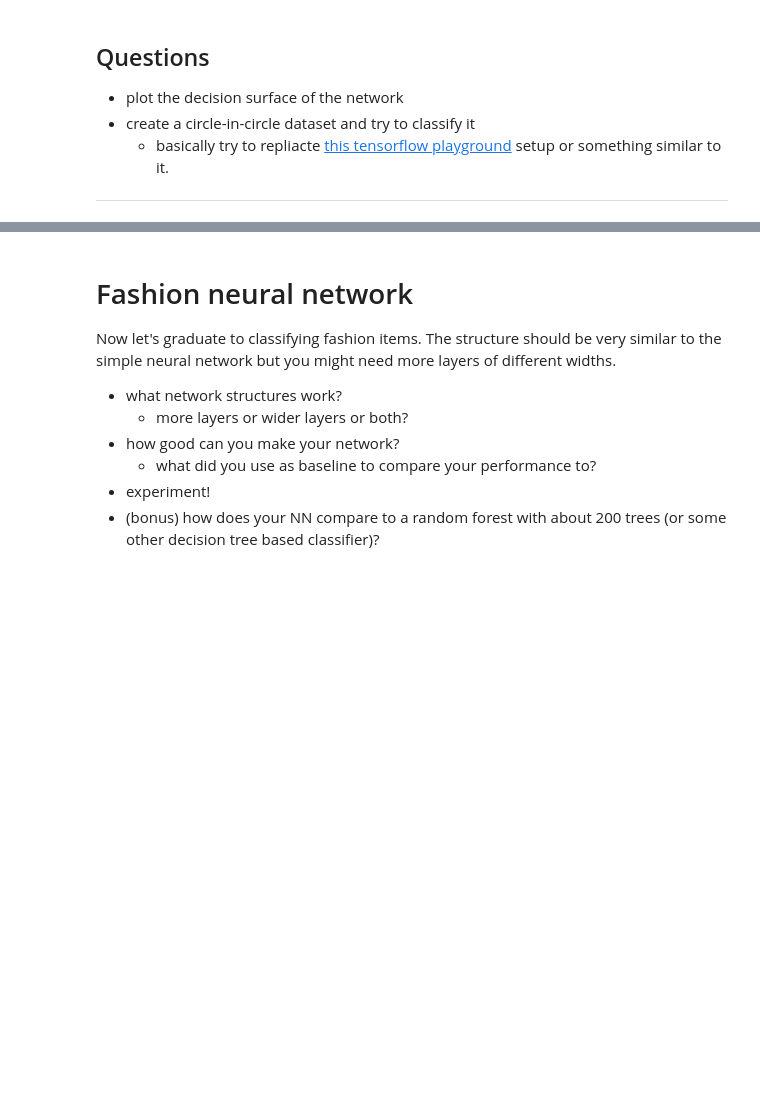
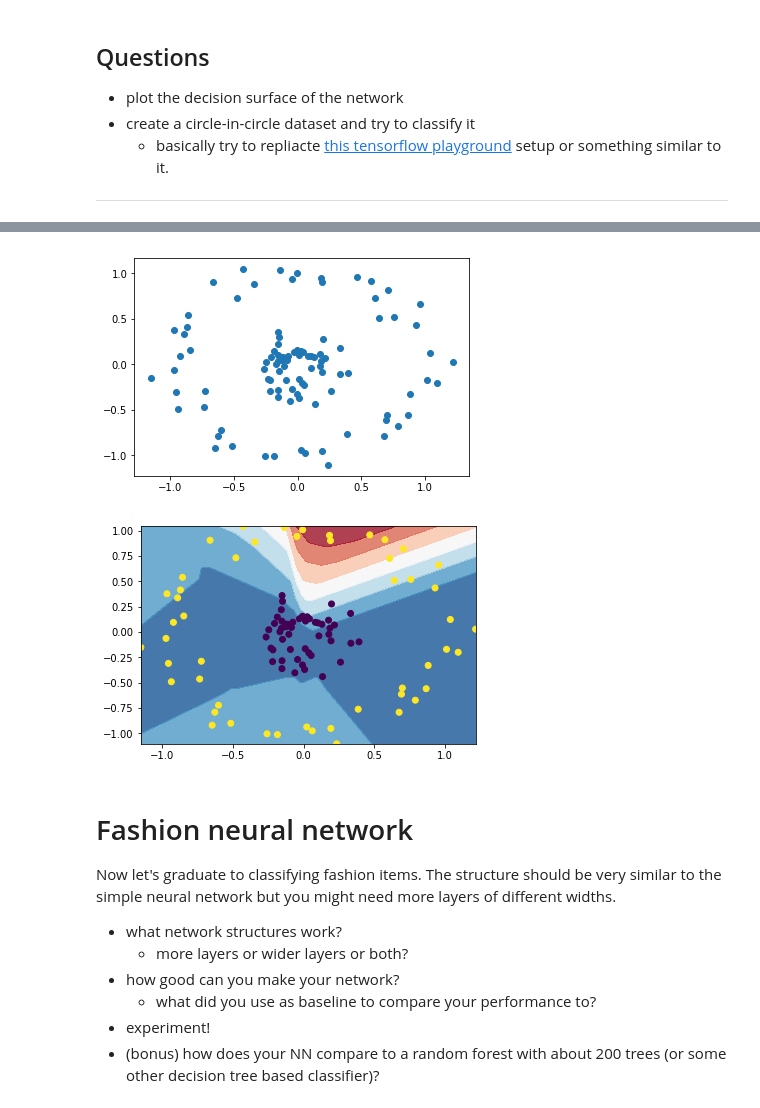
Before and after one commit to ArnaudDubreuil/advanced-comp-2018, a Jupyter notebook: Excercise3_ArnaudDubreuil.ipynb, the cells around one changed output, grey strips where cells are left out. Cells and saved outputs as stored; diff of their text form; code cells hidden in the pictures; blank space fills up the shorter version.

```diff
--- a/Excercise3_ArnaudDubreuil.ipynb
+++ b/Excercise3_ArnaudDubreuil.ipynb
@@ -185,3 +195,39 @@ array([[0.09433824, 0.90566176],
+# %%
+from sklearn.datasets import make_circles
+from keras.layers import Input, Dense, Activation
+from keras.models import Model
+
+X, y = make_circles(n_samples=100, factor=.2, noise=.1)
+labels = [0, 1]
+y = np.take(labels, (y < 0.5))
+plt.scatter(X[:,0], X[:,1])
+
+np.random.seed(123+3)
+
+inputs = Input(shape=(2,))# This returns a tensor to represent the input
+
+# a layer instance is callable on a tensor, and returns a tensor
+x = Dense(15, activation='relu')(inputs)
+x = Dense(5, activation='relu')(x)
+x = Dense(4, activation='relu')(x)
+x = Dense(2, activation='relu')(x)
+
+predictions = Activation('softmax')(x)
+
+# This creates a model that includes
+# the Input layer and three Dense layers
+model = Model(inputs=inputs, outputs=predictions)
+model.compile(optimizer='sgd',
+              loss='categorical_crossentropy',
+              metrics=['accuracy'],
+              )
+# to fit the model uncomment this line, experiment with the various settings
+model.fit(X, Y_, epochs=500, verbose=False)
+
+plot_surface(model1(model), X, y)
+# %% [output]
+[figure, added]
+[figure, added]
 # %% [markdown]
 # Fashion neural network
 
```
Also changed, not shown: parts of 2 cells of this notebook, 1 other file.
